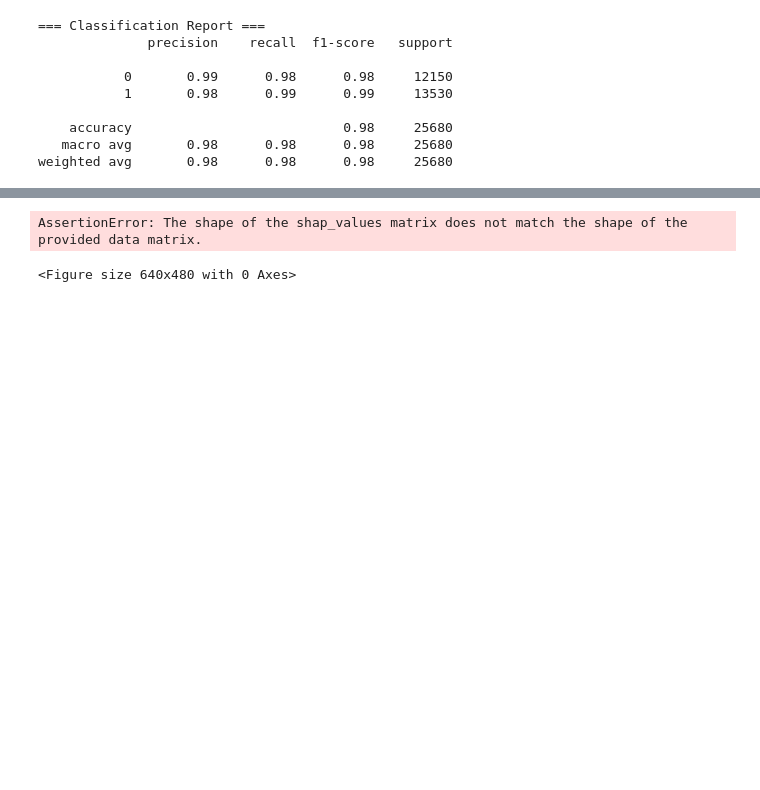
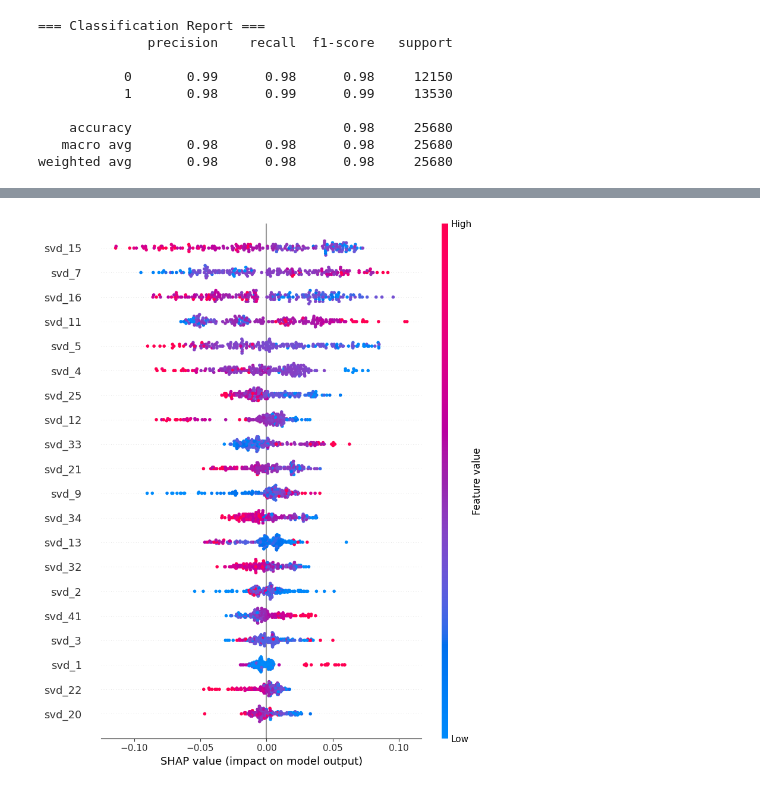
Before and after one commit to troniixx/Bachelors-Thesis, a Jupyter notebook: shap_xai_test.ipynb, the cells around one changed output, grey strips where cells are left out. Saved outputs shown, nothing was run; the diff lists cells and outputs as text; code cells hidden in the pictures; blank space fills up the shorter version.

```diff
--- a/xai_test.ipynb
+++ b/shap_xai_test.ipynb
@@ -172,24 +191,27 @@ weighted avg       0.98      0.98      0.98     25680
 # %%
 X_test_red = pipeline.named_steps["svd"].transform(
     pipeline.named_steps["vec"].transform(X_test)
 )
 
 n_samples = min(SHAP_SAMPLE_SIZE, X_test_red.shape[0])
 X_shap = X_test_red[:n_samples]
 
 shap.initjs()
 rf = pipeline.named_steps["rf"]
 explainer = shap.TreeExplainer(rf)
 shap_values = explainer.shap_values(X_shap)
 
 # Plot (features are unnamed SVD components)
 import matplotlib.pyplot as plt
 feat_names = [f"svd_{i}" for i in range(X_shap.shape[1])]
 pos_idx = 1 if getattr(rf, "n_classes_", 2) == 2 else 0
 
 plt.figure()
-shap.summary_plot(shap_values[pos_idx], X_shap, feature_names=feat_names, show=True)
+# For multiclass, select the SHAP values for the positive class (pos_idx)
+if shap_values.ndim == 3:
+    shap.summary_plot(shap_values[:, :, pos_idx], X_shap, feature_names=feat_names, show=True)
+else:
+    shap.summary_plot(shap_values, X_shap, feature_names=feat_names, show=True)
 # %% [output]
 [interactive output not drawn]
-AssertionError: The shape of the shap_values matrix does not match the shape of the provided data matrix.
-<Figure size 640x480 with 0 Axes>
+[figure, added]
```
Also changed, not shown: parts of 4 cells of this notebook, 12 other files.
